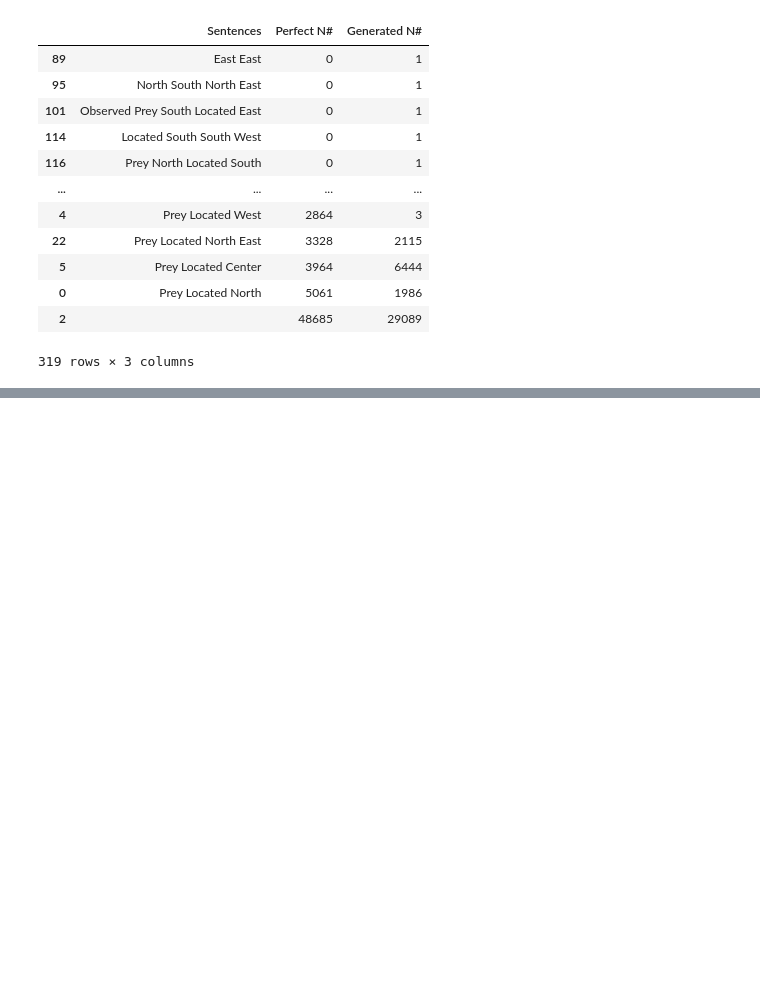
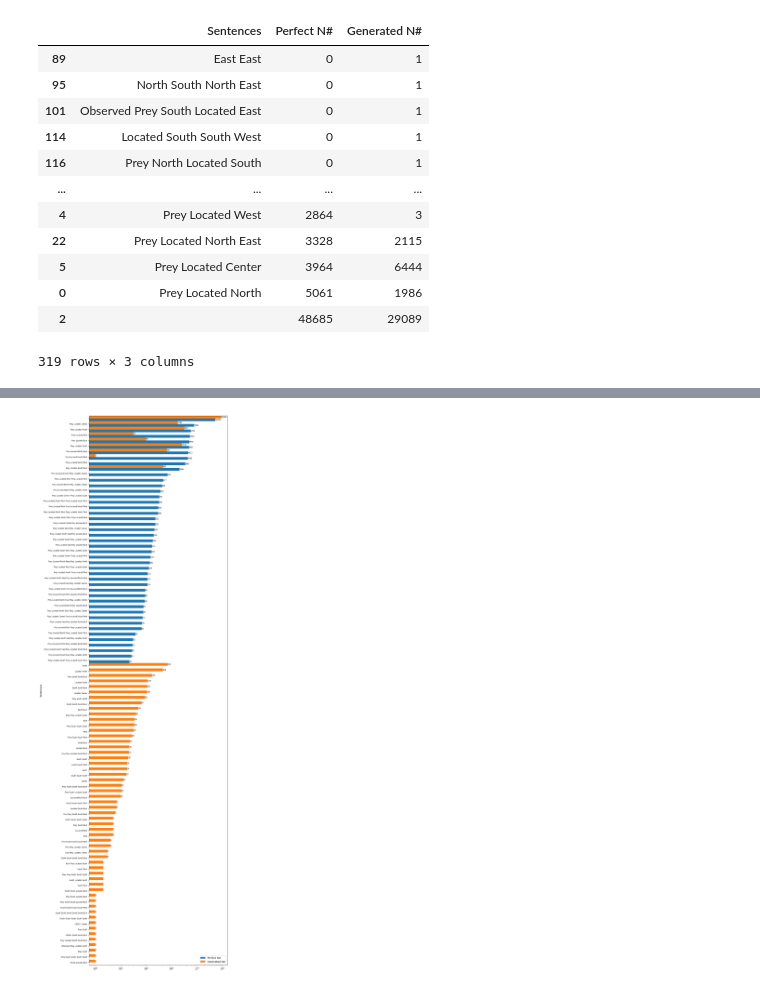
Before and after one commit to Maxtoq/MADRL-PhD-Thesis-Code, a Jupyter notebook: results/Analyse comm logs.ipynb, the cells around one changed output, grey strips where cells are left out. Cells and saved outputs as stored; diff of their text form; code cells hidden in the pictures; blank space fills up the shorter version.

```diff
--- a/results/Analyse comm logs.ipynb
+++ b/results/Analyse comm logs.ipynb
@@ -7,0 +15,14 @@ data.head()
+# %%
+lang_columns = ["Generated Message", "Perfect Message", "Broadcasted Message"]
+for c in lang_columns:
+    data[c.replace(" ", "_")] = data[c].apply(lambda x: x.split(" "))
+
+lang_columns = ["Generated_Message", "Perfect_Message", "Broadcasted_Message"]
+def remove_empty(s):
+    if '' in s:
+        s.remove('')
+    return s
+for c in lang_columns:
+    data[c] = data[c].apply(lambda x: remove_empty(x))
+
+data.head()
@@ -57,0 +235,4 @@ data.head()
+# %%
+hist_sent_occ(os.path.join(dir_path, sorted_file_list[-1]))
+# %% [output]
+[figure, added]
```
Also changed, not shown: parts of 23 cells of this notebook, 1 other file.
